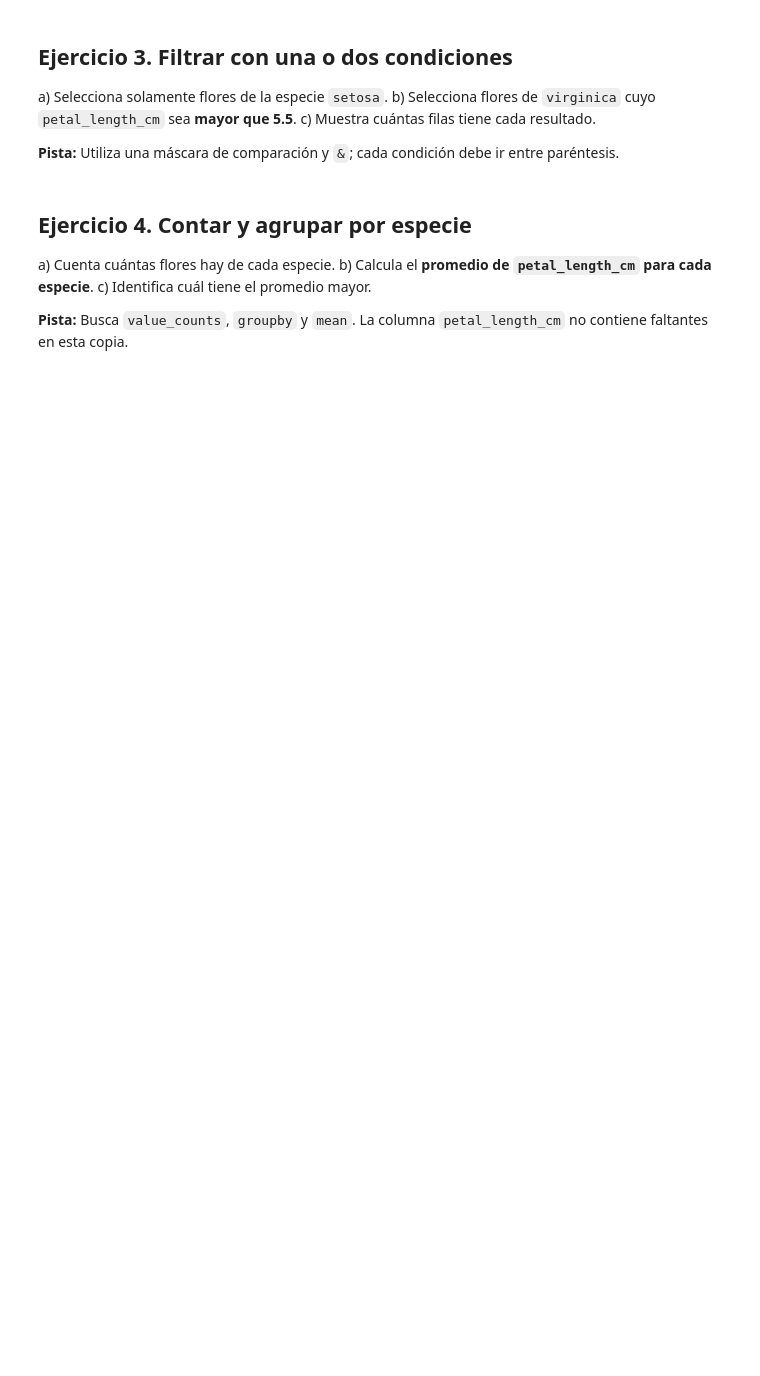
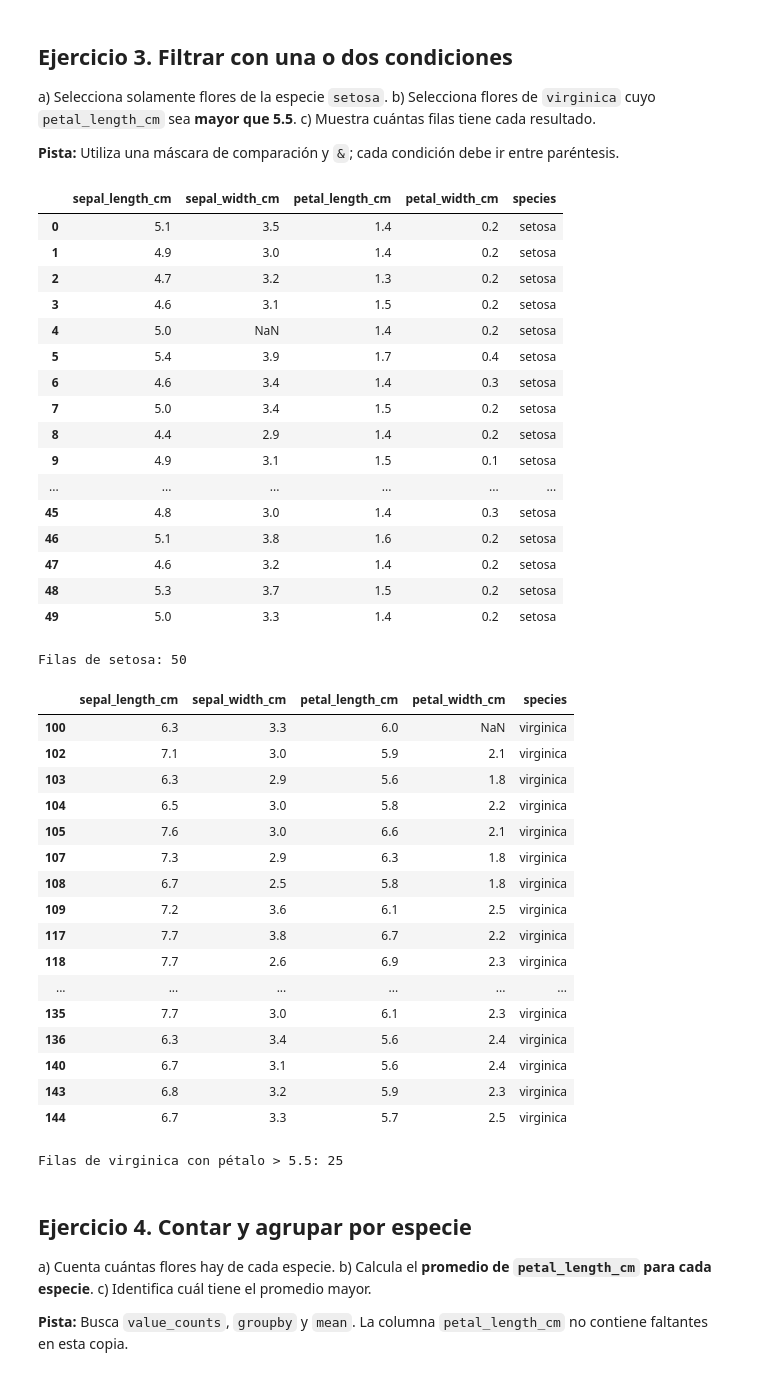
Before and after one commit to tizzy541/curso-ia-practica, a Jupyter notebook: 02_Ejercicios_Iris.ipynb, the cells around one changed output. Cells and saved outputs as stored; diff of their text form; code cells hidden in the pictures; blank space fills up the shorter version.

```diff
--- a/02_Ejercicios_Iris.ipynb
+++ b/02_Ejercicios_Iris.ipynb
@@ -40,7 +88,51 @@ a) Selecciona solamente flores de la especie `setosa`. b) Selecciona flores de `
 
 **Pista:** Utiliza una máscara de comparación y `&`; cada condición debe ir entre paréntesis.
 # %%
-# Escribe tu solución aquí
+setosa = iris[iris["species"] == "setosa"]
+virginica_largo = iris[(iris["species"] == "virginica") & (iris["petal_length_cm"] > 5.5)]
+
+display(setosa)
+print("Filas de setosa:", len(setosa))
+
+display(virginica_largo)
+print("Filas de virginica con pétalo > 5.5:", len(virginica_largo))
+# %% [output]
+|  | sepal_length_cm | sepal_width_cm | petal_length_cm | petal_width_cm | species |
+| 0 | 5.1 | 3.5 | 1.4 | 0.2 | setosa |
+| 1 | 4.9 | 3.0 | 1.4 | 0.2 | setosa |
+| 2 | 4.7 | 3.2 | 1.3 | 0.2 | setosa |
+| 3 | 4.6 | 3.1 | 1.5 | 0.2 | setosa |
+| 4 | 5.0 | NaN | 1.4 | 0.2 | setosa |
+| 5 | 5.4 | 3.9 | 1.7 | 0.4 | setosa |
+| 6 | 4.6 | 3.4 | 1.4 | 0.3 | setosa |
+| 7 | 5.0 | 3.4 | 1.5 | 0.2 | setosa |
+| 8 | 4.4 | 2.9 | 1.4 | 0.2 | setosa |
+| 9 | 4.9 | 3.1 | 1.5 | 0.1 | setosa |
+| ... | ... | ... | ... | ... | ... |
+| 45 | 4.8 | 3.0 | 1.4 | 0.3 | setosa |
+| 46 | 5.1 | 3.8 | 1.6 | 0.2 | setosa |
+| 47 | 4.6 | 3.2 | 1.4 | 0.2 | setosa |
+| 48 | 5.3 | 3.7 | 1.5 | 0.2 | setosa |
+| 49 | 5.0 | 3.3 | 1.4 | 0.2 | setosa |
+Filas de setosa: 50
+|  | sepal_length_cm | sepal_width_cm | petal_length_cm | petal_width_cm | species |
+| 100 | 6.3 | 3.3 | 6.0 | NaN | virginica |
+| 102 | 7.1 | 3.0 | 5.9 | 2.1 | virginica |
+| 103 | 6.3 | 2.9 | 5.6 | 1.8 | virginica |
+| 104 | 6.5 | 3.0 | 5.8 | 2.2 | virginica |
+| 105 | 7.6 | 3.0 | 6.6 | 2.1 | virginica |
+| 107 | 7.3 | 2.9 | 6.3 | 1.8 | virginica |
+| 108 | 6.7 | 2.5 | 5.8 | 1.8 | virginica |
+| 109 | 7.2 | 3.6 | 6.1 | 2.5 | virginica |
+| 117 | 7.7 | 3.8 | 6.7 | 2.2 | virginica |
+| 118 | 7.7 | 2.6 | 6.9 | 2.3 | virginica |
+| ... | ... | ... | ... | ... | ... |
+| 135 | 7.7 | 3.0 | 6.1 | 2.3 | virginica |
+| 136 | 6.3 | 3.4 | 5.6 | 2.4 | virginica |
+| 140 | 6.7 | 3.1 | 5.6 | 2.4 | virginica |
+| 143 | 6.8 | 3.2 | 5.9 | 2.3 | virginica |
+| 144 | 6.7 | 3.3 | 5.7 | 2.5 | virginica |
+Filas de virginica con pétalo > 5.5: 25
 # %% [markdown]
 ## Ejercicio 4. Contar y agrupar por especie
 
```
Also changed, not shown: parts of 10 cells of this notebook.
